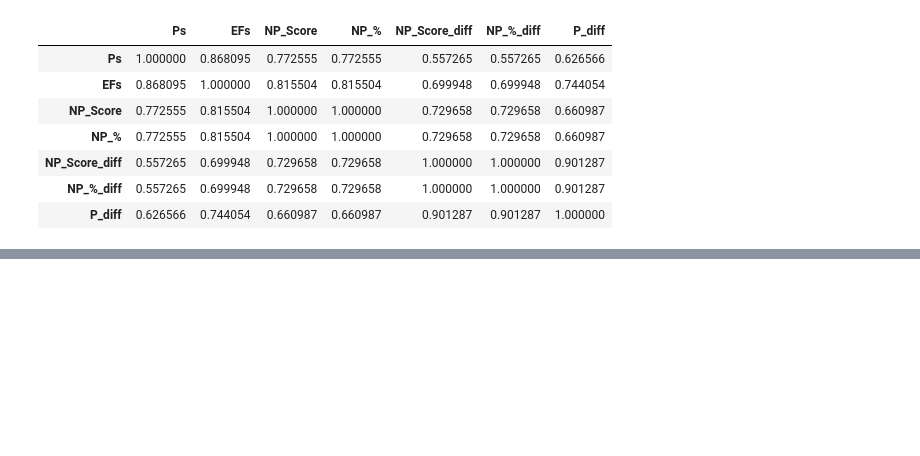
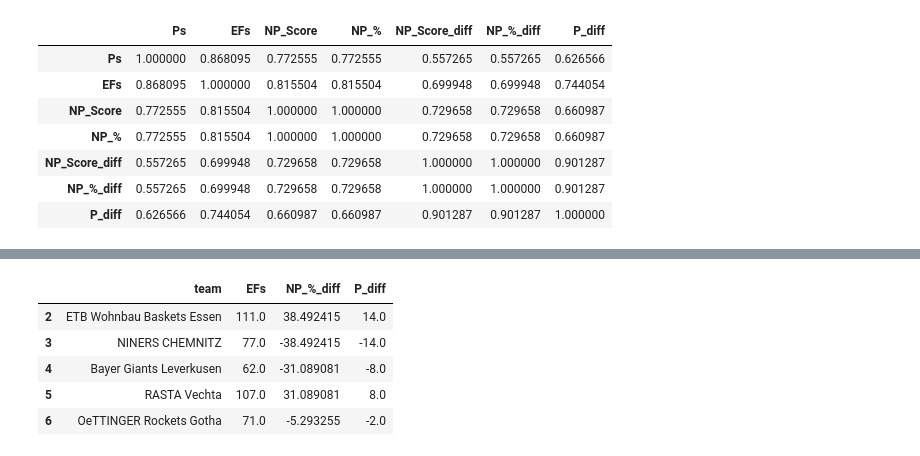
Before and after one commit to Net-Positive/Net_Positive, a Jupyter notebook: EDA/player_scores.ipynb, the cells around one changed output, grey strips where cells are left out. Saved outputs shown, nothing was run; the diff lists cells and outputs as text; code cells hidden in the pictures; blank space fills up the shorter version.

```diff
--- a/EDA/player_scores.ipynb
+++ b/EDA/player_scores.ipynb
@@ -304,0 +353,9 @@ corr_test_df.corr()
+# %%
+corr_demo.head()
+# %% [output]
+|  | team | EFs | NP_%_diff | P_diff |
+| 2 | ETB Wohnbau Baskets Essen | 111.0 | 38.492415 | 14.0 |
+| 3 | NINERS CHEMNITZ | 77.0 | -38.492415 | -14.0 |
+| 4 | Bayer Giants Leverkusen | 62.0 | -31.089081 | -8.0 |
+| 5 | RASTA Vechta | 107.0 | 31.089081 | 8.0 |
+| 6 | OeTTINGER Rockets Gotha | 71.0 | -5.293255 | -2.0 |
```
Also changed, not shown: parts of 10 cells of this notebook, 1 other file.
